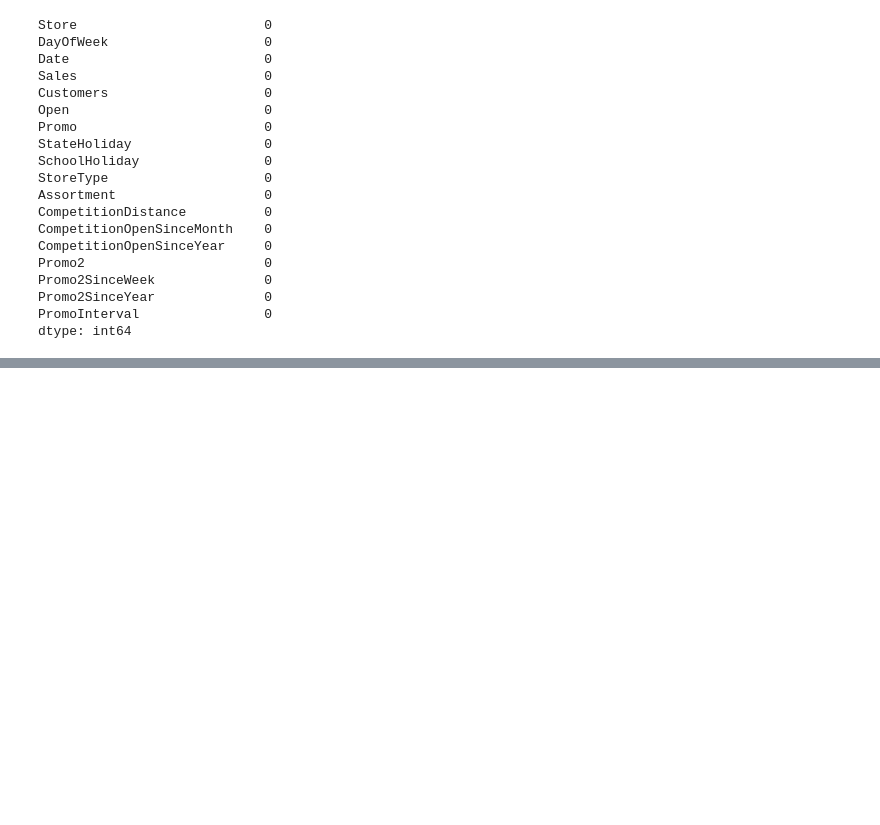
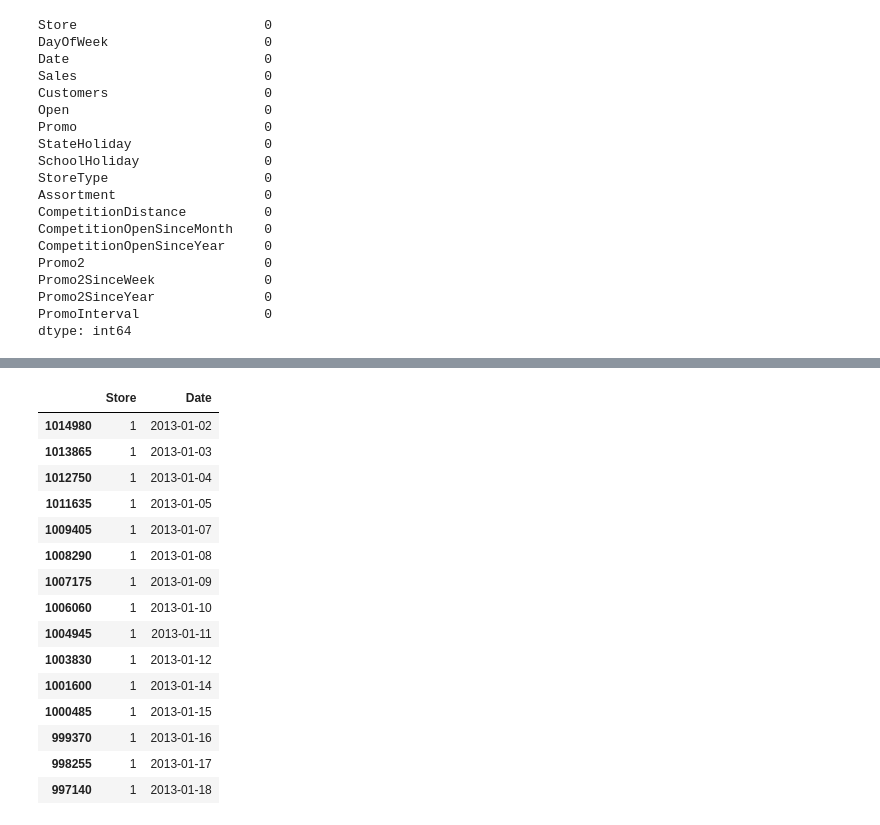
Before and after one commit to Sidhant-Jadhav/Sales_Prediction_Model, a Jupyter notebook: notebooks/exploration.ipynb, the cells around one changed output, grey strips where cells are left out. Cells and saved outputs as stored; diff of their text form; code cells hidden in the pictures; blank space fills up the shorter version.

```diff
--- a/notebooks/exploration.ipynb
+++ b/notebooks/exploration.ipynb
@@ -192,0 +222,19 @@ df.to_csv('../data/processed_data/cleaned_sales_data.csv', index=False)
+# %%
+df[['Store', 'Date']].head(15)
+# %% [output]
+|  | Store | Date |
+| 1014980 | 1 | 2013-01-02 |
+| 1013865 | 1 | 2013-01-03 |
+| 1012750 | 1 | 2013-01-04 |
+| 1011635 | 1 | 2013-01-05 |
+| 1009405 | 1 | 2013-01-07 |
+| 1008290 | 1 | 2013-01-08 |
+| 1007175 | 1 | 2013-01-09 |
+| 1006060 | 1 | 2013-01-10 |
+| 1004945 | 1 | 2013-01-11 |
+| 1003830 | 1 | 2013-01-12 |
+| 1001600 | 1 | 2013-01-14 |
+| 1000485 | 1 | 2013-01-15 |
+| 999370 | 1 | 2013-01-16 |
+| 998255 | 1 | 2013-01-17 |
+| 997140 | 1 | 2013-01-18 |
```
Also changed, not shown: parts of 11 cells of this notebook, 1 other file.
